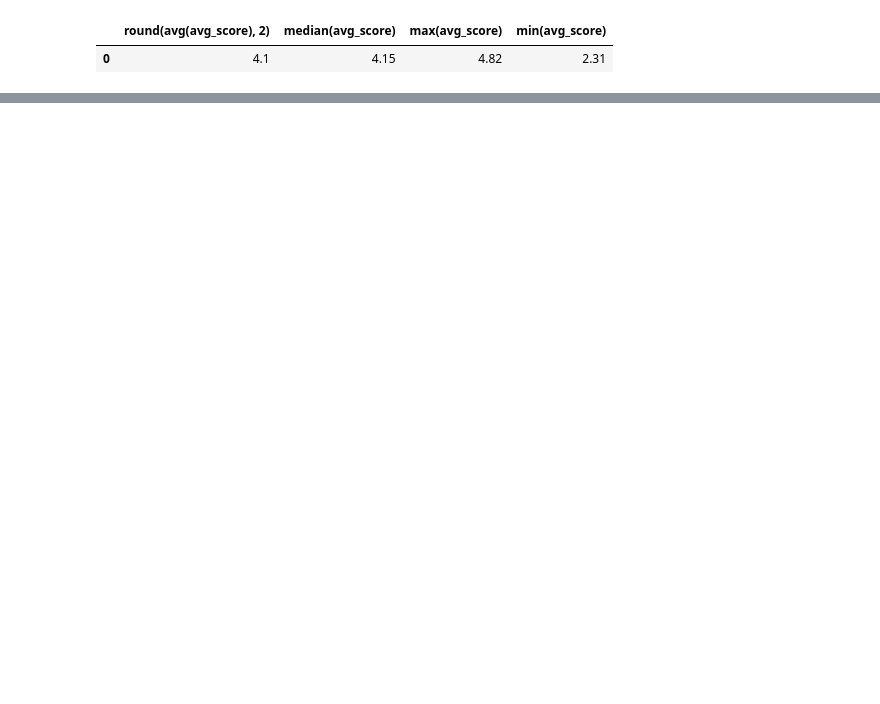
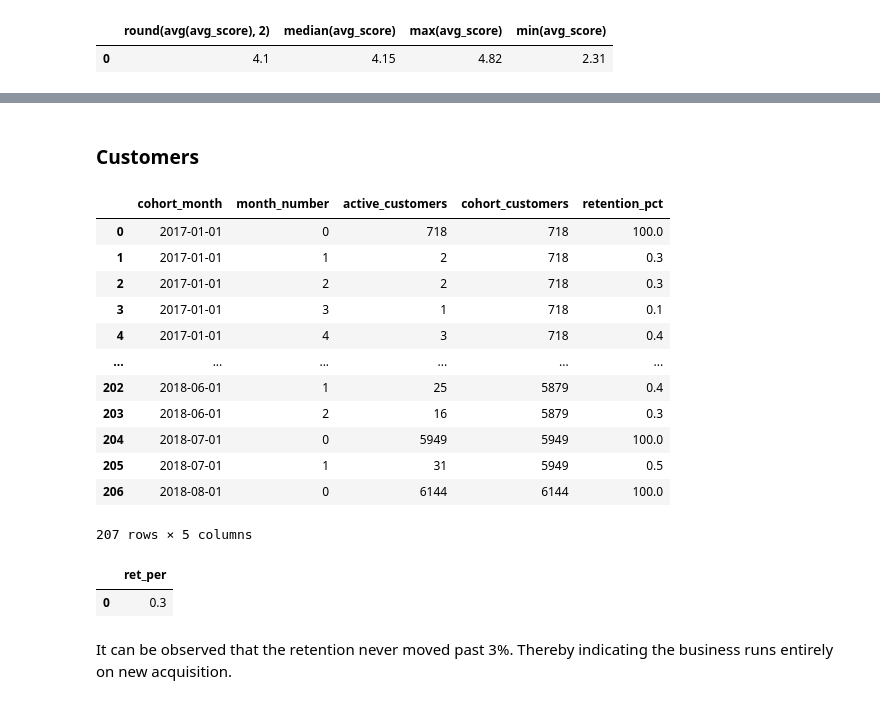
Before and after one commit to tejalig/olist-analysis, a Jupyter notebook: notebooks/05_EDA.ipynb, the cells around one changed output, grey strips where cells are left out. Drawn from its saved outputs; the diff is of its cells as text; code cells hidden in the pictures; blank space fills up the shorter version.

Commit message:
feat: cohort analysis

```diff
--- a/notebooks/05_EDA.ipynb
+++ b/notebooks/05_EDA.ipynb
@@ -739 +602,69 @@ conn.execute("""
+# %% [markdown]
+### Customers
+# %%
+query = """
+CREATE OR REPLACE VIEW customer_cohort_analysis AS
+WITH customer_cohort AS (
+    SELECT
+        customer_unique_id,
+        DATE_TRUNC('month', order_purchase_timestamp) as order_month,
+        MIN(DATE_TRUNC('month', order_purchase_timestamp))
+            OVER (PARTITION BY customer_unique_id) as cohort_month
+    FROM orders o
+    JOIN customers c USING (customer_id)
+    WHERE order_status = 'delivered'
+    AND order_purchase_timestamp >= '2017-01-01'
+    AND order_purchase_timestamp < '2018-09-01'
+), cohort_index AS (
+    SELECT
+        customer_unique_id,
+        cohort_month,
+        order_month,
+        DATEDIFF('month', cohort_month, order_month) as month_number
+    FROM customer_cohort
+
+), cohort_size AS (
+    SELECT cohort_month, COUNT(DISTINCT customer_unique_id) as cohort_customers
+    FROM cohort_index
+    WHERE month_number = 0
+    GROUP BY cohort_month
+)
+SELECT
+    ci.cohort_month,
+    ci.month_number,
+    COUNT(DISTINCT ci.customer_unique_id) as active_customers,
+    cs.cohort_customers,
+    ROUND(COUNT(DISTINCT ci.customer_unique_id) * 100.0 / cs.cohort_customers, 1) as retention_pct
+FROM cohort_index ci
+JOIN cohort_size cs USING (cohort_month)
+GROUP BY ci.cohort_month, ci.month_number, cs.cohort_customers
+ORDER BY ci.cohort_month, ci.month_number
+
+
+
+"""
+
+conn.execute(query)
+conn.execute("select * from customer_cohort_analysis").df()
+# %% [output]
+|  | cohort_month | month_number | active_customers | cohort_customers | retention_pct |
+| 0 | 2017-01-01 | 0 | 718 | 718 | 100.0 |
+| 1 | 2017-01-01 | 1 | 2 | 718 | 0.3 |
+| 2 | 2017-01-01 | 2 | 2 | 718 | 0.3 |
+| 3 | 2017-01-01 | 3 | 1 | 718 | 0.1 |
+| 4 | 2017-01-01 | 4 | 3 | 718 | 0.4 |
+| ... | ... | ... | ... | ... | ... |
+| 202 | 2018-06-01 | 1 | 25 | 5879 | 0.4 |
+| 203 | 2018-06-01 | 2 | 16 | 5879 | 0.3 |
+| 204 | 2018-07-01 | 0 | 5949 | 5949 | 100.0 |
+| 205 | 2018-07-01 | 1 | 31 | 5949 | 0.5 |
+| 206 | 2018-08-01 | 0 | 6144 | 6144 | 100.0 |
+207 rows × 5 columns
+# %%
+conn.execute("select round(median(retention_pct),2) as ret_per from customer_cohort_analysis").df()
+# %% [output]
+|  | ret_per |
+| 0 | 0.3 |
+# %% [markdown]
+It can be observed that the retention never moved past 3%. Thereby indicating the business runs entirely on new acquisition.
 # %%
```
Also changed, not shown: parts of 32 cells of this notebook.
